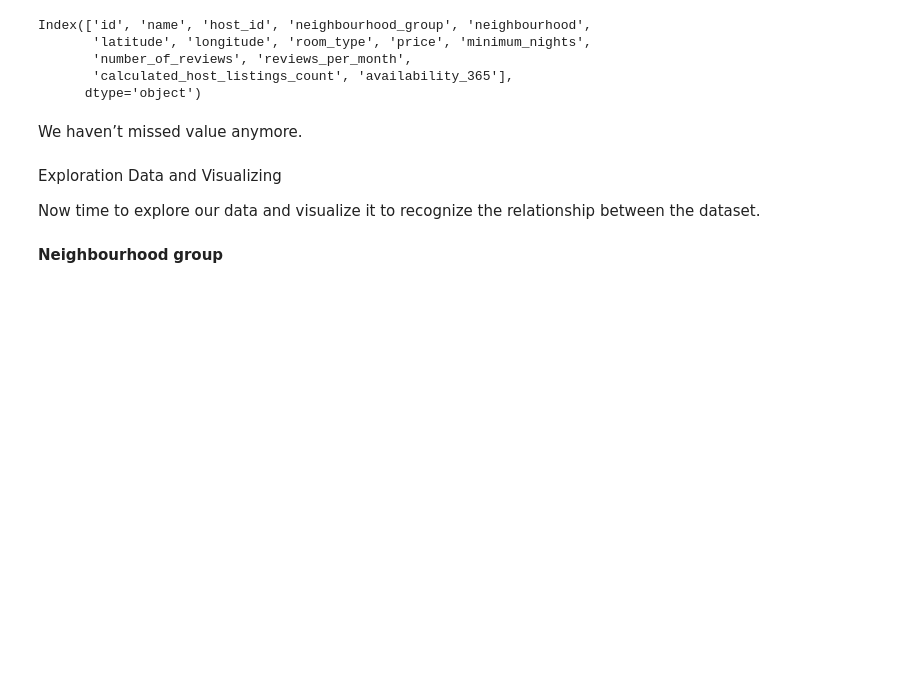
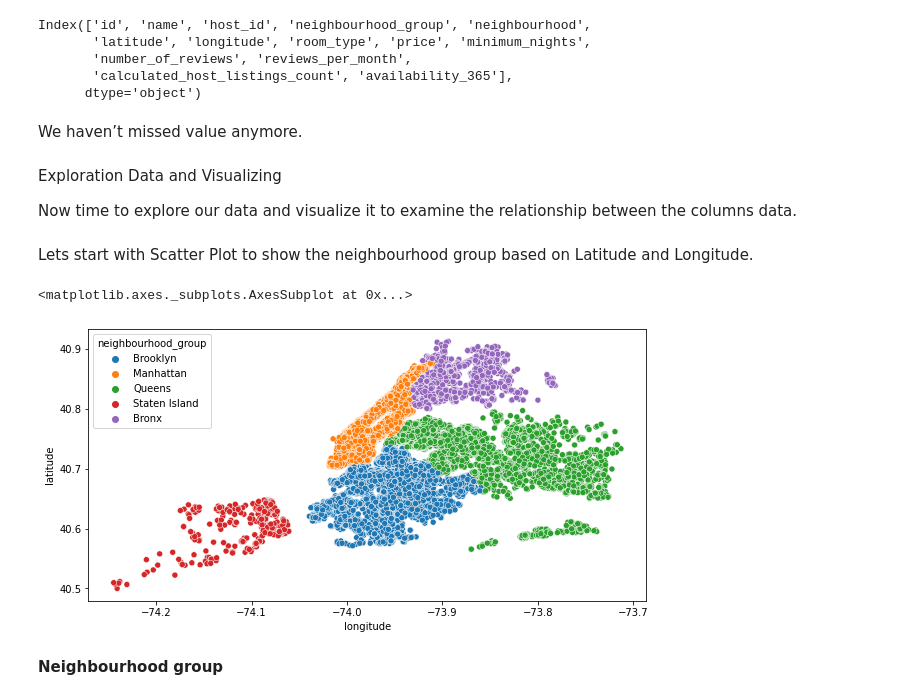
Before and after one commit to sunilsunny101/AIRBNB-BOOKING-ANALYSIS, a Jupyter notebook: Airbnb_Bookings_Analysis_Capstone_Project.ipynb, the cells around one changed output. Saved outputs shown, nothing was run; the diff lists cells and outputs as text; code cells hidden in the pictures; blank space fills up the shorter version.

```diff
--- a/Airbnb_Bookings_Analysis_Capstone_Project.ipynb
+++ b/Airbnb_Bookings_Analysis_Capstone_Project.ipynb
@@ -101,7 +101,15 @@ We haven’t missed value anymore.
 # %% [markdown]
 Exploration Data and Visualizing
 
-Now time to explore our data and visualize it to recognize the relationship between the dataset.
+Now time to explore our data and visualize it to examine the relationship between the columns data.
+# %% [markdown]
+Lets start with Scatter Plot to show the neighbourhood group based on Latitude and Longitude.
+# %%
+plt.figure(figsize=(10,5))
+sns.scatterplot(x=df.longitude,y=df.latitude,hue=df.neighbourhood_group)
+# %% [output]
+<matplotlib.axes._subplots.AxesSubplot at 0x...>
+[figure, added]
 # %% [markdown]
 **Neighbourhood** **group**
 # %%
```
Also changed, not shown: parts of 11 cells of this notebook.
